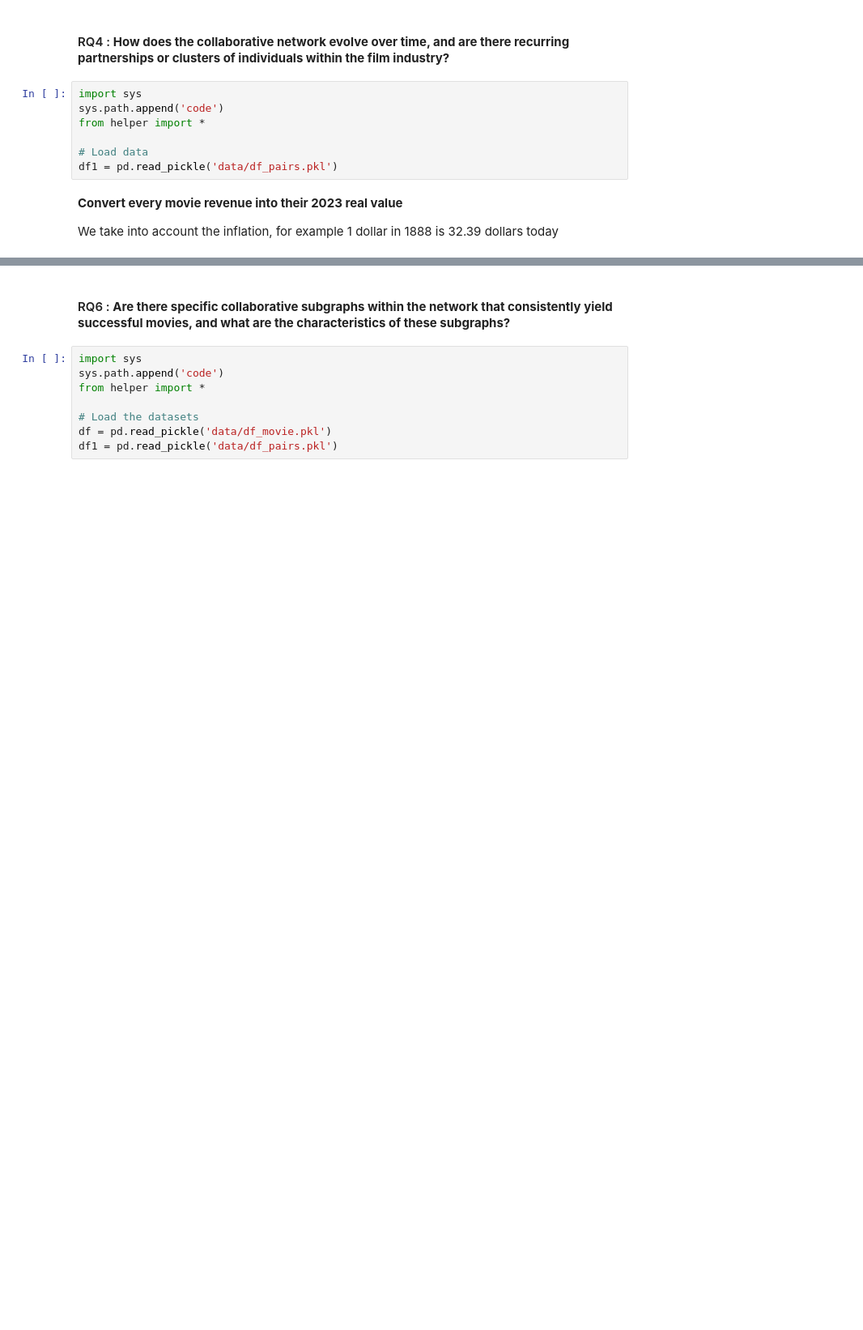
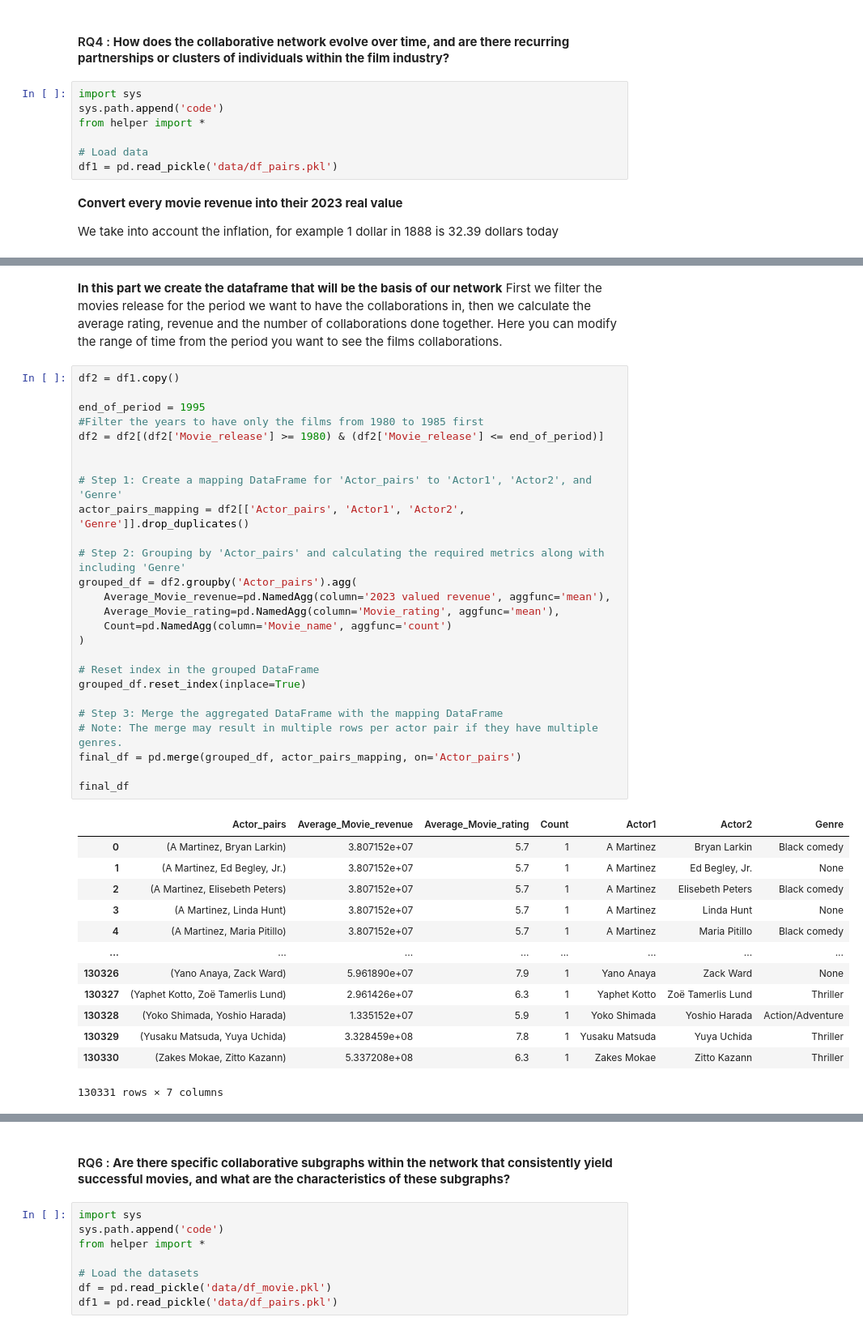
Before and after one commit to epfl-ada/ada-2023-project-patterndetectives, a Jupyter notebook: main.ipynb, the cells around one changed output, grey strips where cells are left out. Shown at 81% size. Saved outputs shown, nothing was run; the diff lists cells and outputs as text; blank space fills up the shorter version.

```diff
--- a/main.ipynb
+++ b/main.ipynb
@@ -953,0 +952,43 @@ FileNotFoundError: [Errno 2] No such file or directory: '../data/inflation_data.
+# %% [markdown]
+ **In this part we create the dataframe that will be the basis of our network**
+ First we filter the movies release for the period we want to have the collaborations in, then we calculate the average rating, revenue and the number of collaborations done together. Here you can modify the range of time from the period you want to see the films collaborations.
+# %%
+df2 = df1.copy()
+
+end_of_period = 1995
+#Filter the years to have only the films from 1980 to 1985 first
+df2 = df2[(df2['Movie_release'] >= 1980) & (df2['Movie_release'] <= end_of_period)]
+
+
+# Step 1: Create a mapping DataFrame for 'Actor_pairs' to 'Actor1', 'Actor2', and 'Genre'
+actor_pairs_mapping = df2[['Actor_pairs', 'Actor1', 'Actor2', 'Genre']].drop_duplicates()
+
+# Step 2: Grouping by 'Actor_pairs' and calculating the required metrics along with including 'Genre'
+grouped_df = df2.groupby('Actor_pairs').agg(
+    Average_Movie_revenue=pd.NamedAgg(column='2023 valued revenue', aggfunc='mean'),
+    Average_Movie_rating=pd.NamedAgg(column='Movie_rating', aggfunc='mean'),
+    Count=pd.NamedAgg(column='Movie_name', aggfunc='count')
+)
+
+# Reset index in the grouped DataFrame
+grouped_df.reset_index(inplace=True)
+
+# Step 3: Merge the aggregated DataFrame with the mapping DataFrame
+# Note: The merge may result in multiple rows per actor pair if they have multiple genres.
+final_df = pd.merge(grouped_df, actor_pairs_mapping, on='Actor_pairs')
+
+final_df
+# %% [output]
+|  | Actor_pairs | Average_Movie_revenue | Average_Movie_rating | Count | Actor1 | Actor2 | Genre |
+| 0 | (A Martinez, Bryan Larkin) | 3.807152e+07 | 5.7 | 1 | A Martinez | Bryan Larkin | Black comedy |
+| 1 | (A Martinez, Ed Begley, Jr.) | 3.807152e+07 | 5.7 | 1 | A Martinez | Ed Begley, Jr. | None |
+| 2 | (A Martinez, Elisebeth Peters) | 3.807152e+07 | 5.7 | 1 | A Martinez | Elisebeth Peters | Black comedy |
+| 3 | (A Martinez, Linda Hunt) | 3.807152e+07 | 5.7 | 1 | A Martinez | Linda Hunt | None |
+| 4 | (A Martinez, Maria Pitillo) | 3.807152e+07 | 5.7 | 1 | A Martinez | Maria Pitillo | Black comedy |
+| ... | ... | ... | ... | ... | ... | ... | ... |
+| 130326 | (Yano Anaya, Zack Ward) | 5.961890e+07 | 7.9 | 1 | Yano Anaya | Zack Ward | None |
+| 130327 | (Yaphet Kotto, Zoë Tamerlis Lund) | 2.961426e+07 | 6.3 | 1 | Yaphet Kotto | Zoë Tamerlis Lund | Thriller |
+| 130328 | (Yoko Shimada, Yoshio Harada) | 1.335152e+07 | 5.9 | 1 | Yoko Shimada | Yoshio Harada | Action/Adventure |
+| 130329 | (Yusaku Matsuda, Yuya Uchida) | 3.328459e+08 | 7.8 | 1 | Yusaku Matsuda | Yuya Uchida | Thriller |
+| 130330 | (Zakes Mokae, Zitto Kazann) | 5.337208e+08 | 6.3 | 1 | Zakes Mokae | Zitto Kazann | Thriller |
+130331 rows × 7 columns
```
Also changed, not shown: parts of 9 cells of this notebook, 2 other files.
